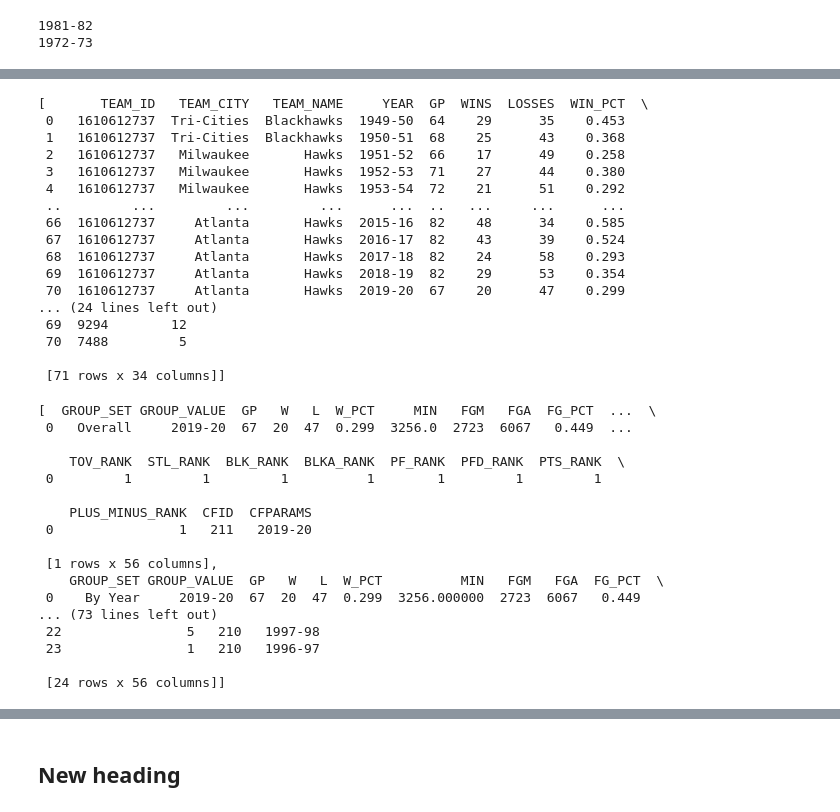
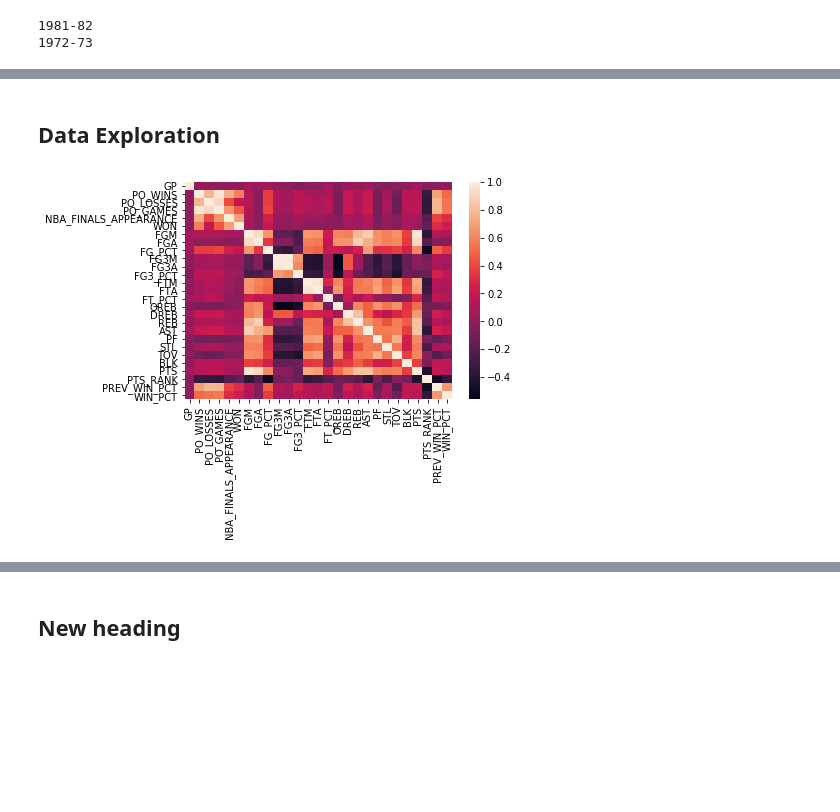
Before and after one commit to LarsShaq/Coursera_Capstone, a Jupyter notebook: NBA.ipynb, the cells around one changed output, grey strips where cells are left out. Drawn from its saved outputs; the diff is of its cells as text; code cells hidden in the pictures; blank space fills up the shorter version.

```diff
--- a/NBA.ipynb
+++ b/NBA.ipynb
@@ -135,42 +149,22 @@ dtype: int64
-# %%
-team_stats = teamyearbyyearstats.TeamYearByYearStats(team_id="1610612737").get_data_frames()
-team_stats
-# %% [output]
-[       TEAM_ID   TEAM_CITY   TEAM_NAME     YEAR  GP  WINS  LOSSES  WIN_PCT  \
- 0   1610612737  Tri-Cities  Blackhawks  1949-50  64    29      35    0.453
- 1   1610612737  Tri-Cities  Blackhawks  1950-51  68    25      43    0.368
- 2   1610612737   Milwaukee       Hawks  1951-52  66    17      49    0.258
- 3   1610612737   Milwaukee       Hawks  1952-53  71    27      44    0.380
- 4   1610612737   Milwaukee       Hawks  1953-54  72    21      51    0.292
- ..         ...         ...         ...      ...  ..   ...     ...      ...
- 66  1610612737     Atlanta       Hawks  2015-16  82    48      34    0.585
- 67  1610612737     Atlanta       Hawks  2016-17  82    43      39    0.524
- 68  1610612737     Atlanta       Hawks  2017-18  82    24      58    0.293
- 69  1610612737     Atlanta       Hawks  2018-19  82    29      53    0.354
- 70  1610612737     Atlanta       Hawks  2019-20  67    20      47    0.299
-... (24 lines left out)
- 69  9294        12
- 70  7488         5
-
- [71 rows x 34 columns]]
-# %%
-teamdashboard = teamdashboardbyyearoveryear.TeamDashboardByYearOverYear(team_id="1610612737").get_data_frames()
-teamdashboard
-# %% [output]
-[  GROUP_SET GROUP_VALUE  GP   W   L  W_PCT     MIN   FGM   FGA  FG_PCT  ...  \
- 0   Overall     2019-20  67  20  47  0.299  3256.0  2723  6067   0.449  ...
-
-    TOV_RANK  STL_RANK  BLK_RANK  BLKA_RANK  PF_RANK  PFD_RANK  PTS_RANK  \
- 0         1         1         1          1        1         1         1
-
-    PLUS_MINUS_RANK  CFID  CFPARAMS
- 0                1   211   2019-20
-
- [1 rows x 56 columns],
-    GROUP_SET GROUP_VALUE  GP   W   L  W_PCT          MIN   FGM   FGA  FG_PCT  \
- 0    By Year     2019-20  67  20  47  0.299  3256.000000  2723  6067   0.449
-... (73 lines left out)
- 22                5   210   1997-98
- 23                1   210   1996-97
-
- [24 rows x 56 columns]]
+# %%
+# Exlude the 2019/2020 season because thats what really interests us.
+season_2019_df = before_season_df[before_season_df["YEAR"]=="2019-20"]
+before_season_df = before_season_df[before_season_df["YEAR"]!="2019-20"]
+# %% [markdown]
+## Data Exploration
+# %%
+features = ['GP','PO_WINS', 'PO_LOSSES', "PO_GAMES",'NBA_FINALS_APPEARANCE', "WON",'FGM',
+       'FGA', 'FG_PCT', 'FG3M', 'FG3A', 'FG3_PCT', 'FTM', 'FTA', 'FT_PCT',
+       'OREB', 'DREB', 'REB', 'AST', 'PF', 'STL', 'TOV', 'BLK', 'PTS',
+       'PTS_RANK',"PREV_WIN_PCT",'WIN_PCT']
+%matplotlib inline
+# calculate the correlation matrix
+corr = before_season_df[features].corr()
+
+# plot the heatmap
+sns.heatmap(corr,
+        xticklabels=corr.columns,
+        yticklabels=corr.columns)
+plt.show()
+# %% [output]
+[figure, added]
```
Also changed, not shown: parts of 30 cells of this notebook.
